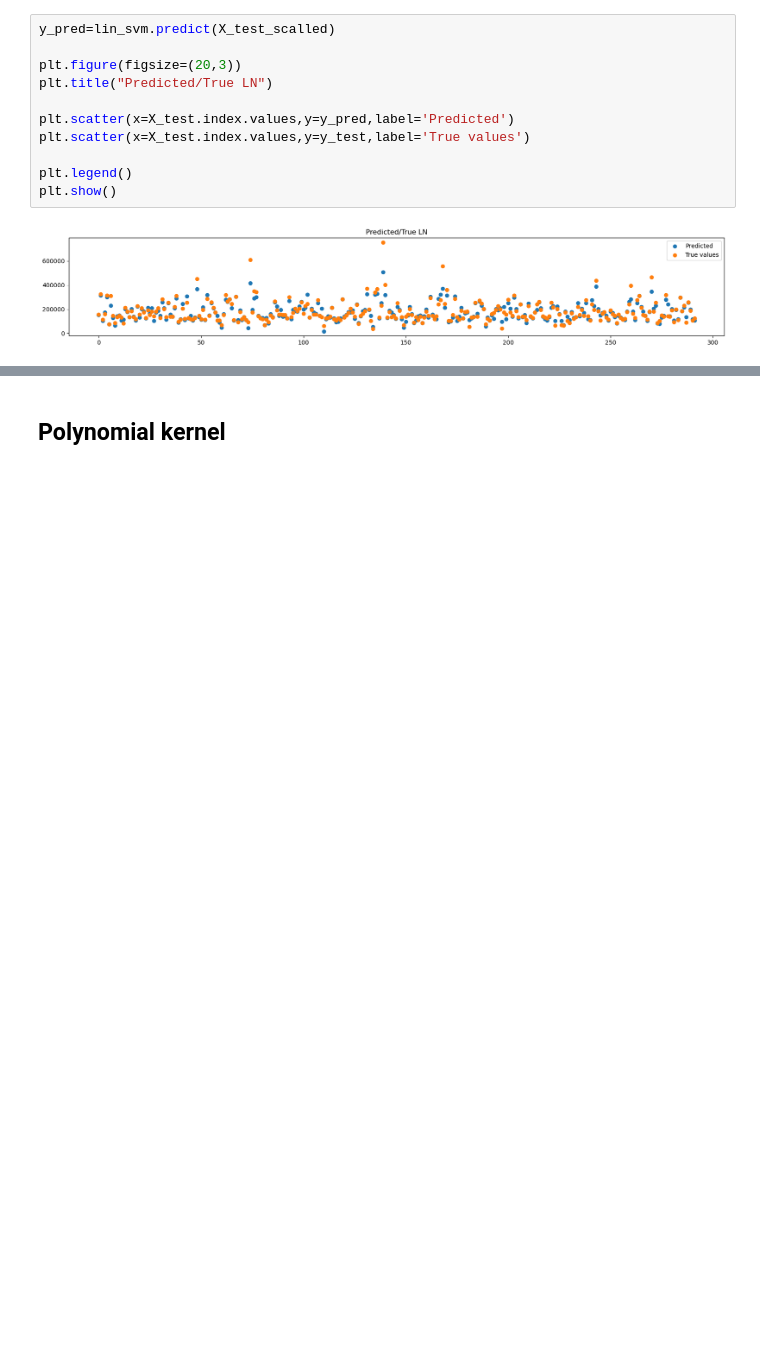
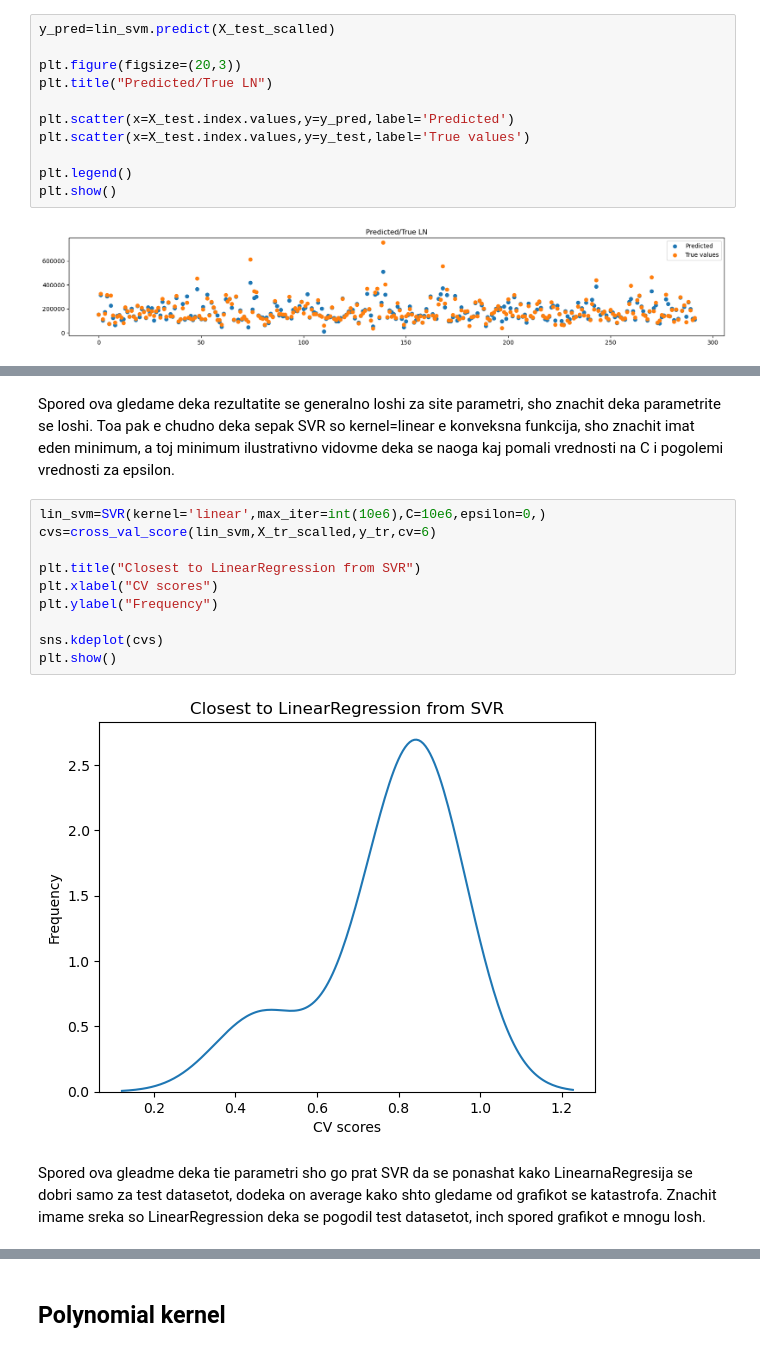
Before and after one commit to viki123v/housing-prices-analysis, a Jupyter notebook: notebooks/svm.ipynb, the cells around one changed output, grey strips where cells are left out. Saved outputs shown, nothing was run; the diff lists cells and outputs as text; blank space fills up the shorter version.

Commit message:
feat: Rbf kernel finished

```diff
--- a/notebooks/svm.ipynb
+++ b/notebooks/svm.ipynb
@@ -326,0 +317,16 @@ Kako da proverime dali samata funkcija e nelinearna.
+# %% [markdown]
+Spored ova gledame deka rezultatite se generalno loshi za site parametri, sho znachit deka parametrite se loshi. Toa pak e chudno deka sepak SVR so kernel=linear e konveksna funkcija, sho znachit imat eden minimum, a toj minimum ilustrativno vidovme deka se naoga kaj  pomali vrednosti na C i pogolemi vrednosti za epsilon.
+# %%
+lin_svm=SVR(kernel='linear',max_iter=int(10e6),C=10e6,epsilon=0,)
+cvs=cross_val_score(lin_svm,X_tr_scalled,y_tr,cv=6)
+
+plt.title("Closest to LinearRegression from SVR")
+plt.xlabel("CV scores")
+plt.ylabel("Frequency")
+
+sns.kdeplot(cvs)
+plt.show()
+# %% [output]
+[figure, added]
+# %% [markdown]
+Spored ova gleadme deka tie parametri sho go prat SVR da se ponashat kako LinearnaRegresija se dobri samo za test datasetot, dodeka on average kako shto gledame od grafikot se katastrofa. Znachit imame sreka so LinearRegression deka se pogodil test datasetot, inch spored grafikot e mnogu losh.
```
Also changed, not shown: parts of 41 cells of this notebook.
